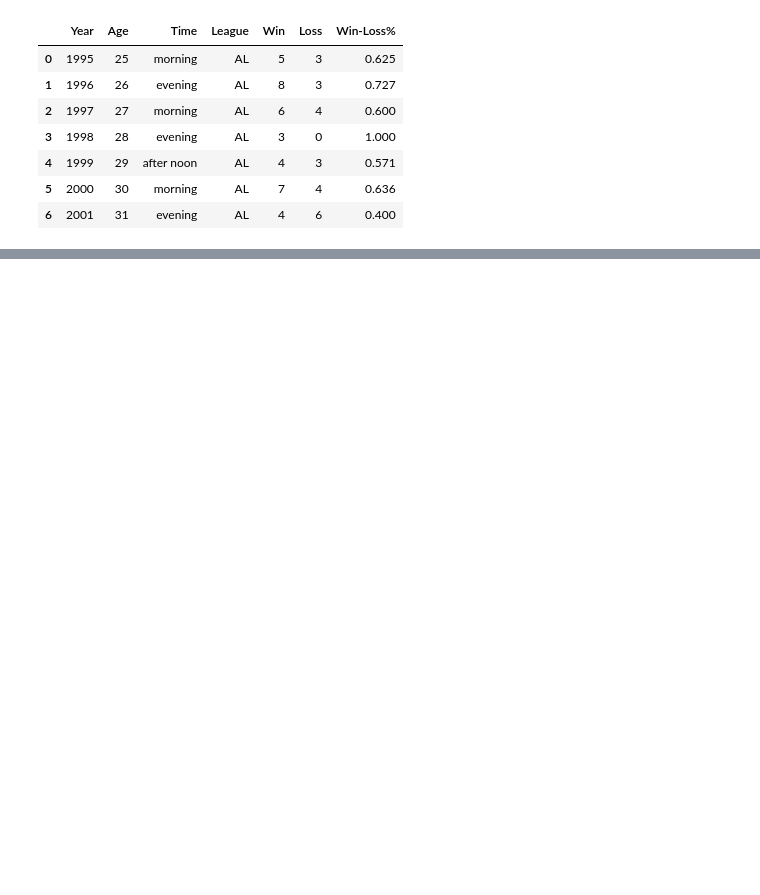
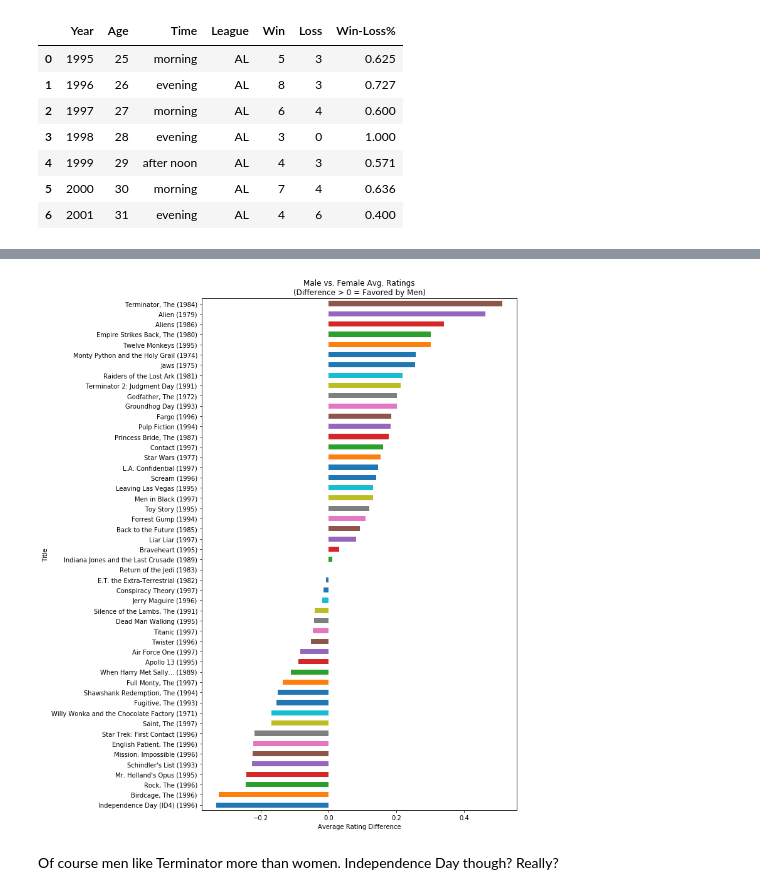
Before and after one commit to MaazAmjad/Pandas, a Jupyter notebook: Intro to pandas data structures.ipynb, the cells around one changed output, grey strips where cells are left out. Cells and saved outputs as stored; diff of their text form; code cells hidden in the pictures; blank space fills up the shorter version.

```diff
--- a/Intro to pandas data structures.ipynb
+++ b/Intro to pandas data structures.ipynb
@@ -387,0 +1888,8 @@ no_headers.head()
+# %%
+lens.reset_index('movie_id', inplace=True)
+# %%
+pivoted = lens.pivot_table(index=['movie_id', 'title'],
+                           columns=['sex'],
+                           values='rating',
+                           fill_value=0)
+pivoted.head()
@@ -387,0 +1904,3 @@ no_headers.head()
+# %%
+pivoted['diff'] = pivoted.M - pivoted.F
+pivoted.head()
@@ -387,0 +1915,12 @@ no_headers.head()
+# %%
+pivoted.reset_index('movie_id', inplace=True)
+# %%
+disagreements = pivoted[pivoted.movie_id.isin(most_50.index)]['diff']
+disagreements.sort_values().plot(kind='barh', figsize=[9, 15])
+plt.title('Male vs. Female Avg. Ratings\n(Difference > 0 = Favored by Men)')
+plt.ylabel('Title')
+plt.xlabel('Average Rating Difference');
+# %% [output]
+[figure, added]
+# %% [markdown]
+Of course men like Terminator more than women. Independence Day though? Really?
```
Also changed, not shown: parts of 188 cells of this notebook, 10 other files.
